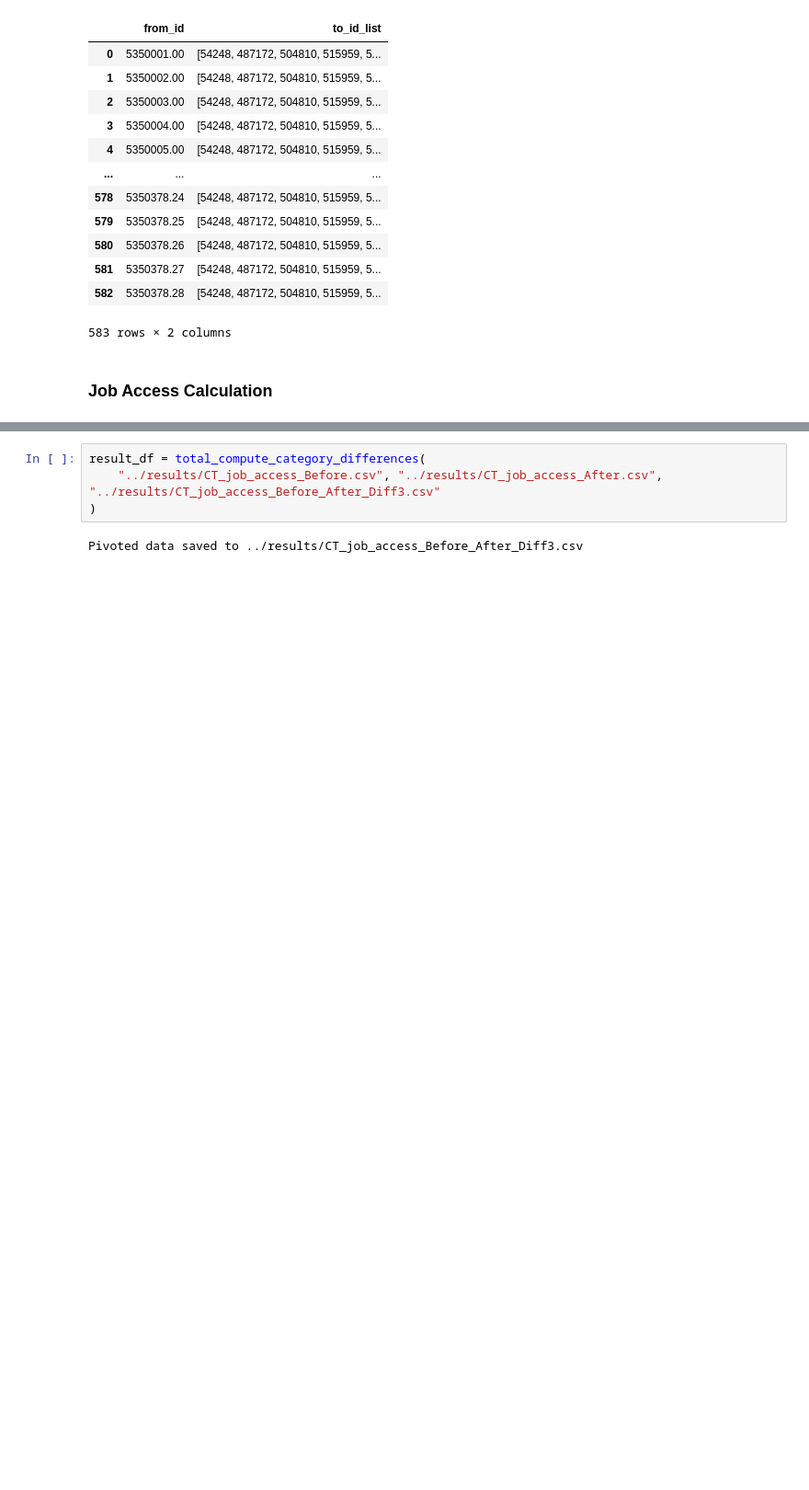
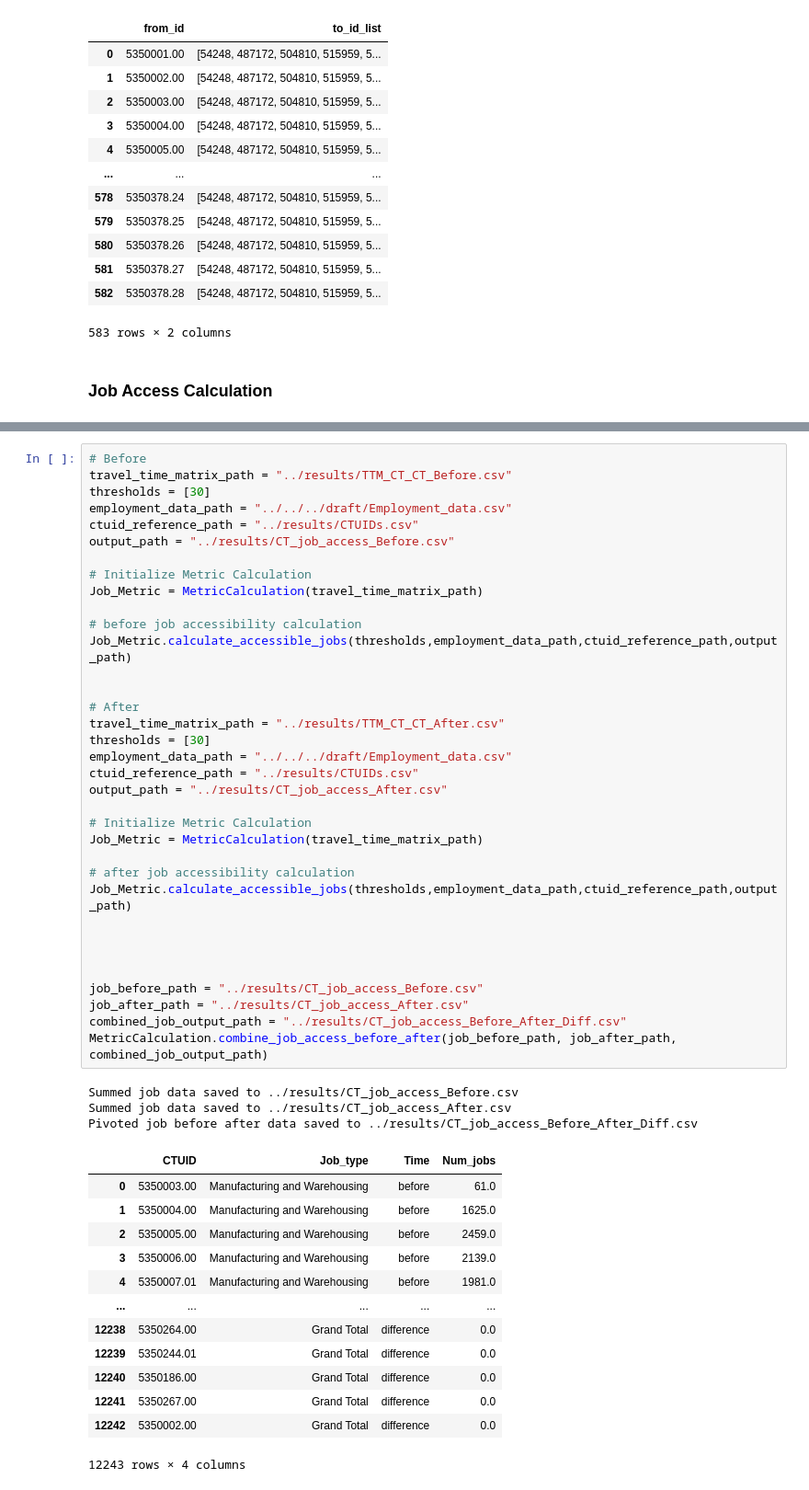
Before and after one commit to CodefromMax/Transit_Dashboard, a Jupyter notebook: src/calculation/Metric_Calculation/MetricCalculation_example.ipynb, the cells around one changed output, grey strips where cells are left out. Shown at 92% size. Cells and saved outputs as stored; diff of their text form; blank space fills up the shorter version.

Commit message:
Update job access calculation.

```diff
--- a/src/calculation/Metric_Calculation/MetricCalculation_example.ipynb
+++ b/src/calculation/Metric_Calculation/MetricCalculation_example.ipynb
@@ -553,6 +272,52 @@ def total_compute_category_differences(before_csv_path, after_csv_path, output_p
-# %%
-result_df = total_compute_category_differences(
-    "../results/CT_job_access_Before.csv", "../results/CT_job_access_After.csv", "../results/CT_job_access_Before_After_Diff3.csv"
-)
-# %% [output]
-Pivoted data saved to ../results/CT_job_access_Before_After_Diff3.csv
+# %%
+# Before
+travel_time_matrix_path = "../results/TTM_CT_CT_Before.csv"
+thresholds = [30]
+employment_data_path = "../../../draft/Employment_data.csv"
+ctuid_reference_path = "../results/CTUIDs.csv"
+output_path = "../results/CT_job_access_Before.csv"
+
+# Initialize Metric Calculation
+Job_Metric = MetricCalculation(travel_time_matrix_path)
+
+# before job accessibility calculation
+Job_Metric.calculate_accessible_jobs(thresholds,employment_data_path,ctuid_reference_path,output_path)
+
+
+# After
+travel_time_matrix_path = "../results/TTM_CT_CT_After.csv"
+thresholds = [30]
+employment_data_path = "../../../draft/Employment_data.csv"
+ctuid_reference_path = "../results/CTUIDs.csv"
+output_path = "../results/CT_job_access_After.csv"
+
+# Initialize Metric Calculation
+Job_Metric = MetricCalculation(travel_time_matrix_path)
+
+# after job accessibility calculation
+Job_Metric.calculate_accessible_jobs(thresholds,employment_data_path,ctuid_reference_path,output_path)
+
+
+
+
+job_before_path = "../results/CT_job_access_Before.csv"
+job_after_path = "../results/CT_job_access_After.csv"
+combined_job_output_path = "../results/CT_job_access_Before_After_Diff.csv"
+MetricCalculation.combine_job_access_before_after(job_before_path, job_after_path, combined_job_output_path)
+# %% [output]
+Summed job data saved to ../results/CT_job_access_Before.csv
+Summed job data saved to ../results/CT_job_access_After.csv
+Pivoted job before after data saved to ../results/CT_job_access_Before_After_Diff.csv
+|  | CTUID | Job_type | Time | Num_jobs |
+| 0 | 5350003.00 | Manufacturing and Warehousing | before | 61.0 |
+| 1 | 5350004.00 | Manufacturing and Warehousing | before | 1625.0 |
+| 2 | 5350005.00 | Manufacturing and Warehousing | before | 2459.0 |
+| 3 | 5350006.00 | Manufacturing and Warehousing | before | 2139.0 |
+| 4 | 5350007.01 | Manufacturing and Warehousing | before | 1981.0 |
+| ... | ... | ... | ... | ... |
+| 12238 | 5350264.00 | Grand Total | difference | 0.0 |
+| 12239 | 5350244.01 | Grand Total | difference | 0.0 |
+| 12240 | 5350186.00 | Grand Total | difference | 0.0 |
+| 12241 | 5350267.00 | Grand Total | difference | 0.0 |
+| 12242 | 5350002.00 | Grand Total | difference | 0.0 |
+12243 rows × 4 columns
```
Also changed, not shown: parts of 8 cells of this notebook, 1 other file.
